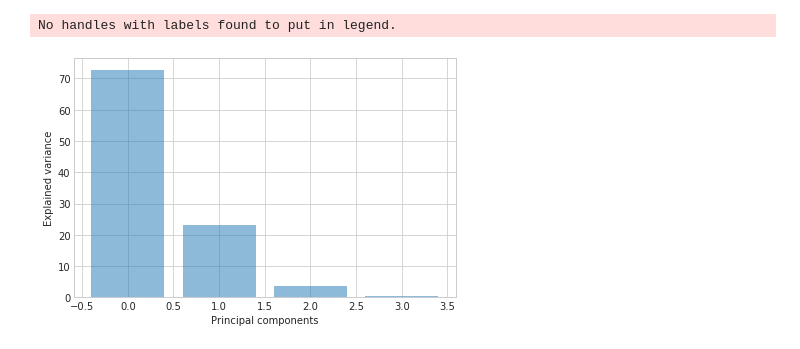
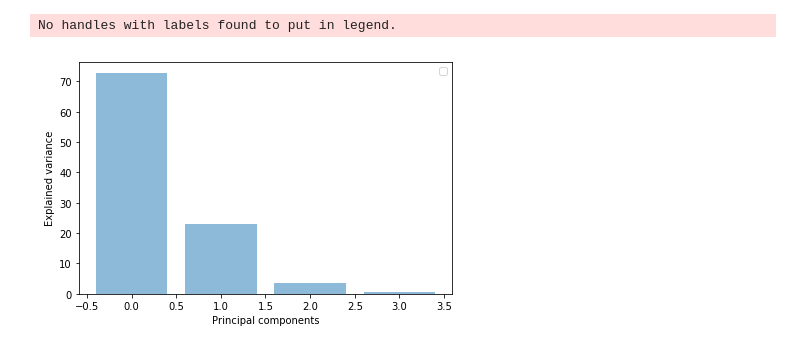
Before and after one commit to Szarad/MPUM_rozwiazania, a Jupyter notebook: MPUM3v2.ipynb, the cells around one changed output. Drawn from its saved outputs; the diff is of its cells as text; code cells hidden in the pictures.

```diff
--- a/MPUM3v2.ipynb
+++ b/MPUM3v2.ipynb
@@ -72,12 +50,10 @@ with plt.style.context('seaborn-whitegrid'):
 # %%
-with plt.style.context('seaborn-whitegrid'):
-    plt.figure(figsize=(6, 4))
-
-    plt.bar(range(4), var_exp, alpha=0.5, align='center')
-    plt.ylabel('Explained variance')
-    plt.xlabel('Principal components')
-    plt.legend(loc='best')
-    plt.tight_layout()
+plt.figure(figsize=(6, 4))
+plt.bar(range(4), var_exp, alpha=0.5, align='center')
+plt.ylabel('Explained variance')
+plt.xlabel('Principal components')
+plt.legend(loc='best')
+plt.tight_layout()
 # %% [output]
 No handles with labels found to put in legend.
-[figure, old version]
+[figure, new version]
```
Also changed, not shown: parts of 1 cell of this notebook, 9 other files.
